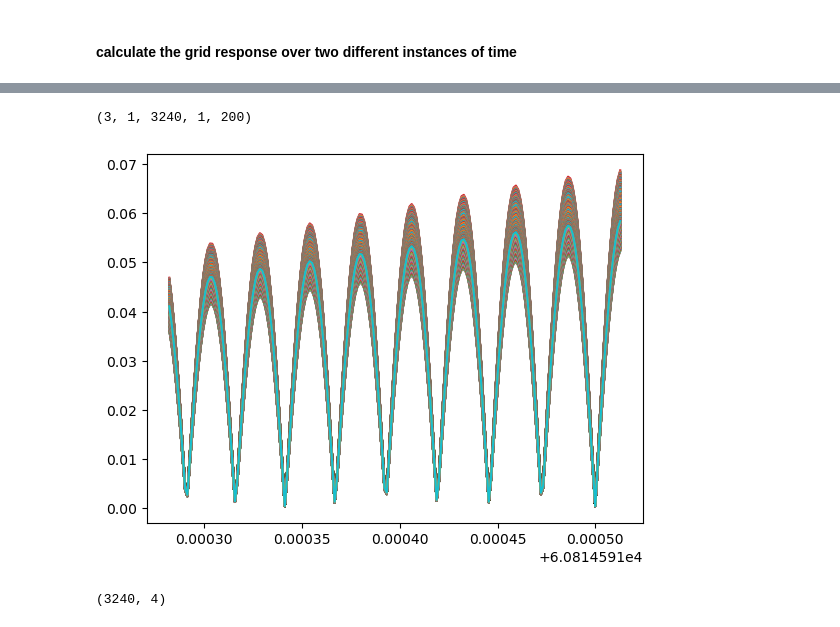
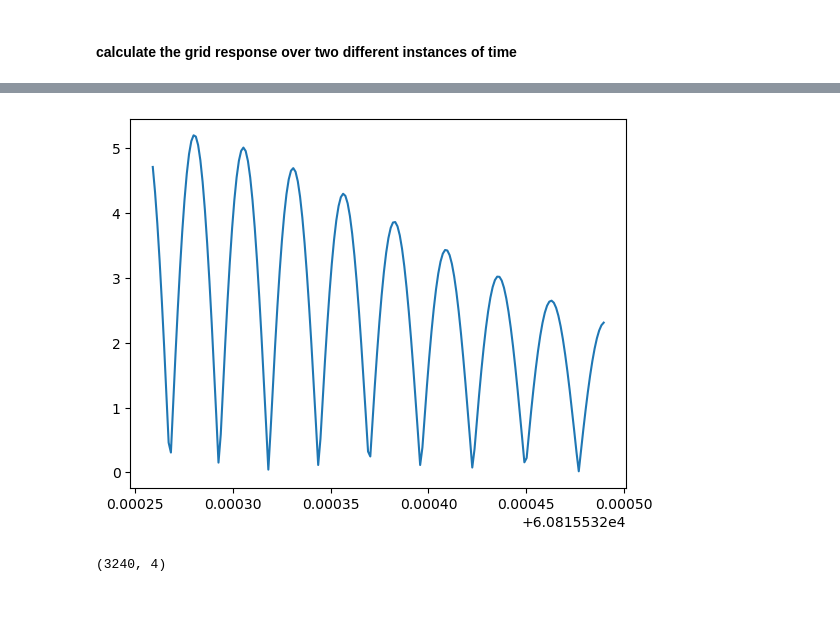
Before and after one commit to hqiu-nju/scepter, a Jupyter notebook: notebooks/fringe_simulation.ipynb, the cells around one changed output, grey strips where cells are left out. Cells and saved outputs as stored; diff of their text form; code cells hidden in the pictures.

```diff
--- a/notebooks/fringe_simulation.ipynb
+++ b/notebooks/fringe_simulation.ipynb
@@ -558,21 +564,19 @@ plt.show()
 # %%
 nsat=0
 # %%
-test.baseline_delays=baseline_delays[:,:,:,:,np.arange(400,600,1),nsat]
+test.baseline_delays=baseline_delays[:,:,:,:,np.arange(400,600,1),:]
 # %%
 sat_fringes=test.sat_fringe(bwchan=1*u.MHz,fch1=100*u.MHz,chan_bin=100) ### use the class integrated version
 # %%
-coherent_v_baselines=np.sqrt((1*g_rx.to(cnv.dimless))[:,:,:,:,np.arange(400,600,1),nsat]*(sat_fringes**2)) ###*cnv.dB_W_m2_Hz
+coherent_v_baselines=np.sqrt((satpwrpfd*g_rx.to(cnv.dimless))[:,:,:,:,np.arange(400,600,1),:]*(sat_fringes**2)) ###*cnv.dB_W_m2_Hz
 print(coherent_v_baselines.shape)
-# %% [output]
-(3, 1, 3240, 1, 200)
 # %%
 
-vals=(coherent_v_baselines[0,0,:,0,:]*coherent_v_baselines[1,0,:,0,:])
+vals=(coherent_v_baselines[0,0,1500,0,:]*coherent_v_baselines[1,0,1500,0,:])
 plt.plot(mjds.flatten()[np.arange(400,600,1)],vals.T)
 plt.show()
 # %% [output]
-[figure, old version]
+[figure, new version]
 # %%
 for i in range(test.baseline_delays.shape[4]):
     vals=(coherent_v_baselines[0,0,:,0,i]*coherent_v_baselines[1,0,:,0,i])
```
Also changed, not shown: parts of 15 cells of this notebook, 2 other files.
